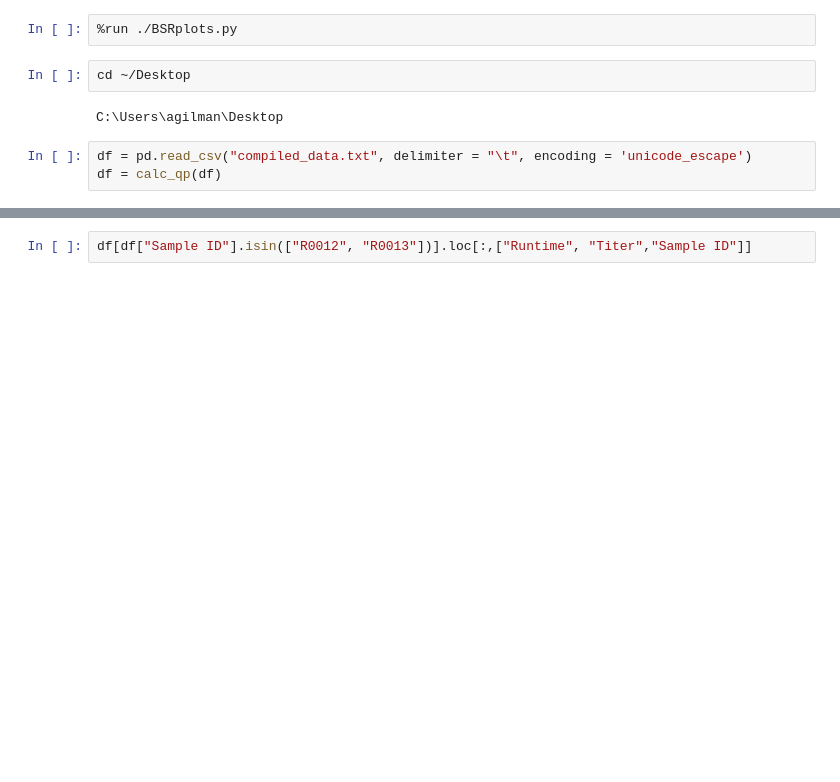
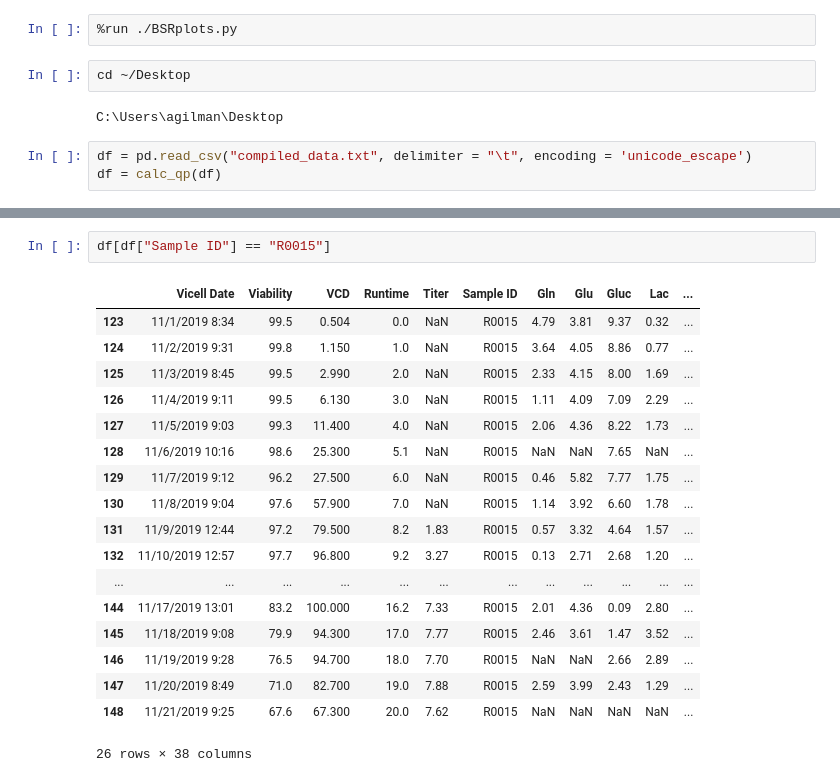
Before and after one commit to keefeseag000/Bioanalysis, a Jupyter notebook: bioreactor_results/Implementing BSRplots.ipynb, the cells around one changed output, grey strips where cells are left out. Cells and saved outputs as stored; diff of their text form; blank space fills up the shorter version.

```diff
--- a/bioreactor_results/Implementing BSRplots.ipynb
+++ b/bioreactor_results/Implementing BSRplots.ipynb
@@ -62,3 +54,22 @@ for i in clms_list:
 ... (4 outputs left out)
 # %%
-df[df["Sample ID"].isin(["R0012", "R0013"])].loc[:,["Runtime", "Titer","Sample ID"]]
+df[df["Sample ID"] == "R0015"]
+# %% [output]
+|  | Vicell Date | Viability | VCD | Runtime | Titer | Sample ID | Gln | Glu | Gluc | Lac | ... |
+| 123 | 11/1/2019 8:34 | 99.5 | 0.504 | 0.0 | NaN | R0015 | 4.79 | 3.81 | 9.37 | 0.32 | ... |
+| 124 | 11/2/2019 9:31 | 99.8 | 1.150 | 1.0 | NaN | R0015 | 3.64 | 4.05 | 8.86 | 0.77 | ... |
+| 125 | 11/3/2019 8:45 | 99.5 | 2.990 | 2.0 | NaN | R0015 | 2.33 | 4.15 | 8.00 | 1.69 | ... |
+| 126 | 11/4/2019 9:11 | 99.5 | 6.130 | 3.0 | NaN | R0015 | 1.11 | 4.09 | 7.09 | 2.29 | ... |
+| 127 | 11/5/2019 9:03 | 99.3 | 11.400 | 4.0 | NaN | R0015 | 2.06 | 4.36 | 8.22 | 1.73 | ... |
+| 128 | 11/6/2019 10:16 | 98.6 | 25.300 | 5.1 | NaN | R0015 | NaN | NaN | 7.65 | NaN | ... |
+| 129 | 11/7/2019 9:12 | 96.2 | 27.500 | 6.0 | NaN | R0015 | 0.46 | 5.82 | 7.77 | 1.75 | ... |
+| 130 | 11/8/2019 9:04 | 97.6 | 57.900 | 7.0 | NaN | R0015 | 1.14 | 3.92 | 6.60 | 1.78 | ... |
+| 131 | 11/9/2019 12:44 | 97.2 | 79.500 | 8.2 | 1.83 | R0015 | 0.57 | 3.32 | 4.64 | 1.57 | ... |
+| 132 | 11/10/2019 12:57 | 97.7 | 96.800 | 9.2 | 3.27 | R0015 | 0.13 | 2.71 | 2.68 | 1.20 | ... |
+| ... | ... | ... | ... | ... | ... | ... | ... | ... | ... | ... | ... |
+| 144 | 11/17/2019 13:01 | 83.2 | 100.000 | 16.2 | 7.33 | R0015 | 2.01 | 4.36 | 0.09 | 2.80 | ... |
+| 145 | 11/18/2019 9:08 | 79.9 | 94.300 | 17.0 | 7.77 | R0015 | 2.46 | 3.61 | 1.47 | 3.52 | ... |
+| 146 | 11/19/2019 9:28 | 76.5 | 94.700 | 18.0 | 7.70 | R0015 | NaN | NaN | 2.66 | 2.89 | ... |
+| 147 | 11/20/2019 8:49 | 71.0 | 82.700 | 19.0 | 7.88 | R0015 | 2.59 | 3.99 | 2.43 | 1.29 | ... |
+| 148 | 11/21/2019 9:25 | 67.6 | 67.300 | 20.0 | 7.62 | R0015 | NaN | NaN | NaN | NaN | ... |
+26 rows × 38 columns
```
Also changed, not shown: parts of 6 cells of this notebook, 2 other files.
